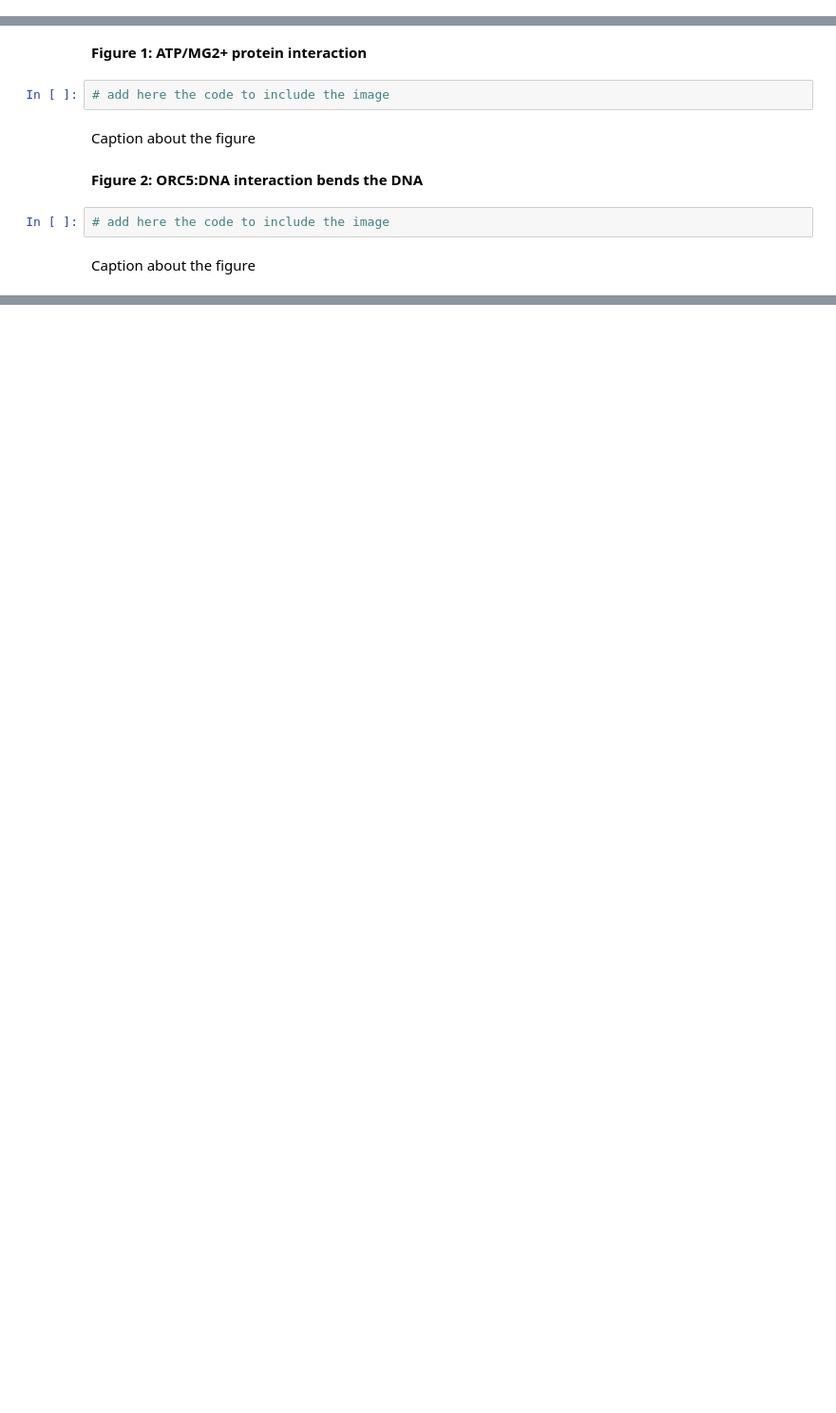
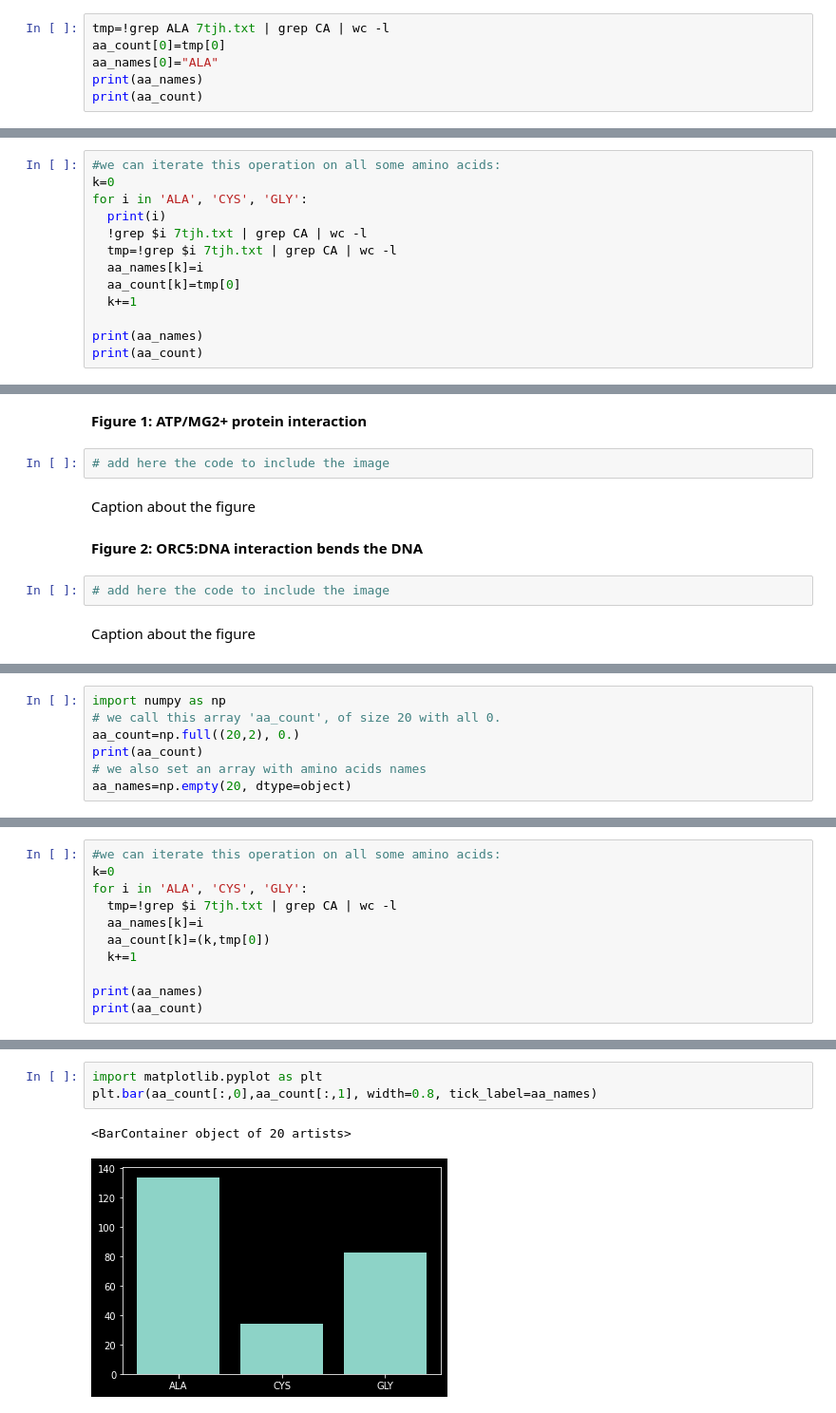
Before and after one commit to carlocamilloni/Structural-Bioinformatics, a Jupyter notebook: lab01_intro.ipynb, the cells around one changed output, grey strips where cells are left out. Shown at 95% size. Drawn from its saved outputs; the diff is of its cells as text; blank space fills up the shorter version.

```diff
--- a/lab01_intro.ipynb
+++ b/lab01_intro.ipynb
@@ -202,0 +276,6 @@ urllib.request.urlretrieve('http://files.rcsb.org/download/7tjh.pdb', '7tjh.txt'
+# %%
+tmp=!grep ALA 7tjh.txt | grep CA | wc -l
+aa_count[0]=tmp[0]
+aa_names[0]="ALA"
+print(aa_names)
+print(aa_count)
@@ -202,0 +287,13 @@ urllib.request.urlretrieve('http://files.rcsb.org/download/7tjh.pdb', '7tjh.txt'
+# %%
+#we can iterate this operation on all some amino acids:
+k=0
+for i in 'ALA', 'CYS', 'GLY':
+  print(i)
+  !grep $i 7tjh.txt | grep CA | wc -l
+  tmp=!grep $i 7tjh.txt | grep CA | wc -l
+  aa_names[k]=i
+  aa_count[k]=tmp[0]
+  k+=1
+
+print(aa_names)
+print(aa_count)
@@ -360,0 +471,7 @@ Caption about the figure
+# %%
+import numpy as np
+# we call this array 'aa_count', of size 20 with all 0.
+aa_count=np.full((20,2), 0.)
+print(aa_count)
+# we also set an array with amino acids names
+aa_names=np.empty(20, dtype=object)
@@ -360,0 +499,11 @@ Caption about the figure
+# %%
+#we can iterate this operation on all some amino acids:
+k=0
+for i in 'ALA', 'CYS', 'GLY':
+  tmp=!grep $i 7tjh.txt | grep CA | wc -l
+  aa_names[k]=i
+  aa_count[k]=(k,tmp[0])
+  k+=1
+
+print(aa_names)
+print(aa_count)
@@ -360,0 +528,6 @@ Caption about the figure
+# %%
+import matplotlib.pyplot as plt
+plt.bar(aa_count[:,0],aa_count[:,1], width=0.8, tick_label=aa_names)
+# %% [output]
+<BarContainer object of 20 artists>
+[figure, added]
```
Also changed, not shown: parts of 15 cells of this notebook.
